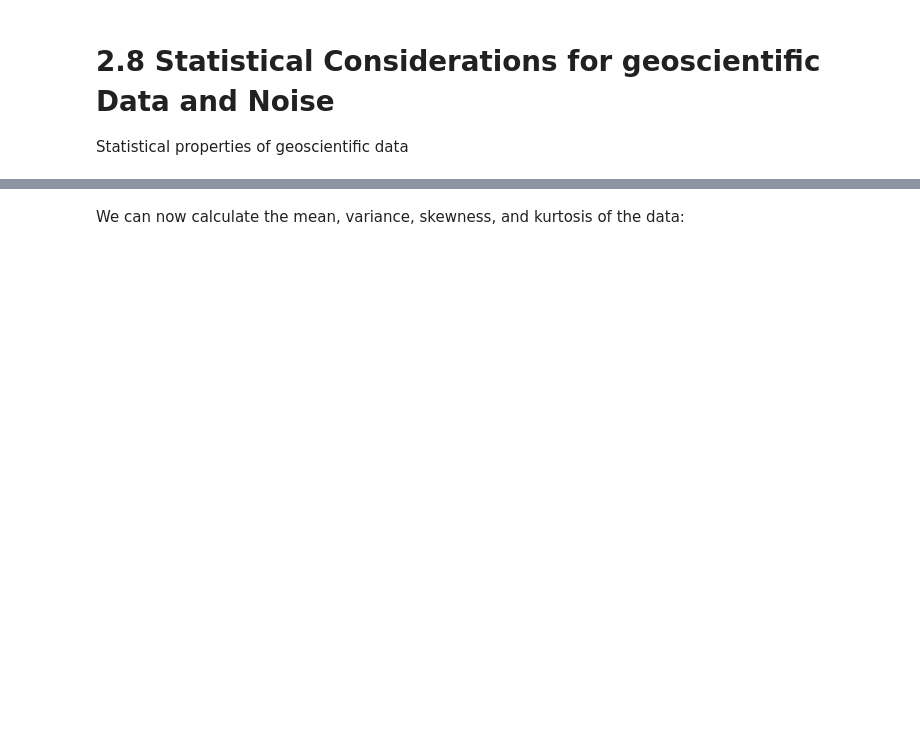
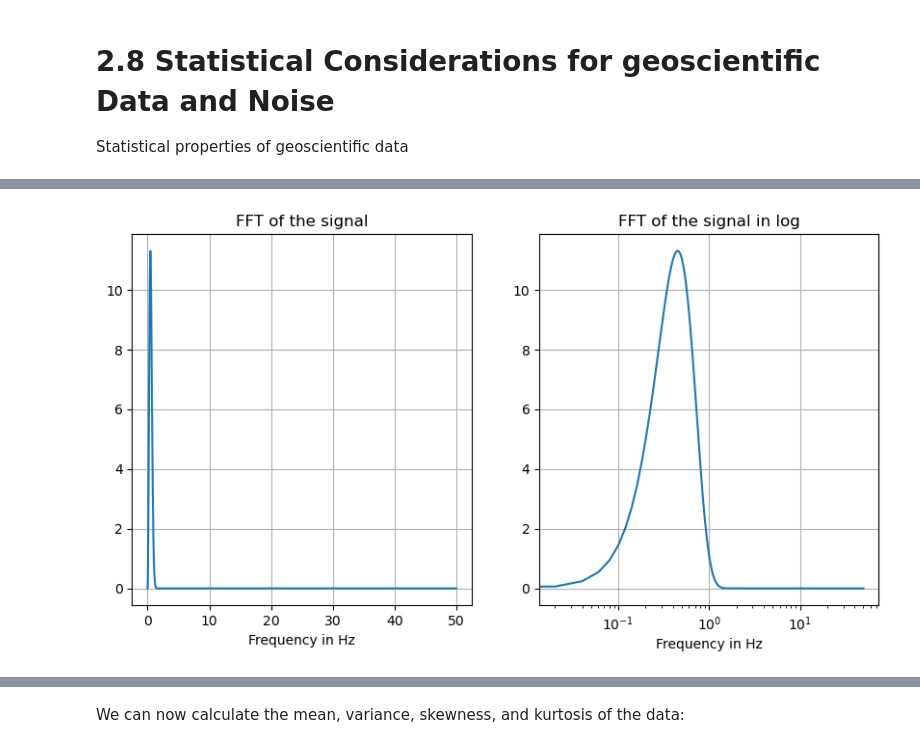
Before and after one commit to geo-smart/mlgeo, a Jupyter notebook: book/Chapter2-DataManipulation/2.8_statistical_considerations.ipynb, the cells around one changed output, grey strips where cells are left out. Drawn from its saved outputs; the diff is of its cells as text; code cells hidden in the pictures; blank space fills up the shorter version.

```diff
--- a/book/Chapter2-DataManipulation/2.8_statistical_considerations.ipynb
+++ b/book/Chapter2-DataManipulation/2.8_statistical_considerations.ipynb
@@ -82,0 +113,22 @@ def central_moment(X, k):
+# %%
+from scipy.fftpack import fft, fftfreq, next_fast_len
+
+## FFT the signals
+# fill up until 2^N value to speed up the FFT
+Nfft = next_fast_len(len(s)) # this will be an even number
+
+freqVec = fftfreq(Nfft, d=1/fs)[:Nfft//2]
+Zhat = fft(s,n=Nfft)
+# %%
+fig,ax=plt.subplots(1,2,figsize=(10,5))
+ax[0].plot(freqVec, np.abs(Zhat[:Nfft//2]))
+ax[0].grid()
+ax[0].set_title('FFT of the signal')
+ax[0].set_xlabel('Frequency in Hz')
+ax[1].plot(freqVec, np.abs(Zhat[:Nfft//2]))
+ax[1].set_xscale('log')
+ax[1].set_xlabel('Frequency in Hz')
+ax[1].set_title('FFT of the signal in log')
+ax[1].grid()
+# %% [output]
+[figure, added]
```
Also changed, not shown: parts of 37 cells of this notebook, 3 other files.
